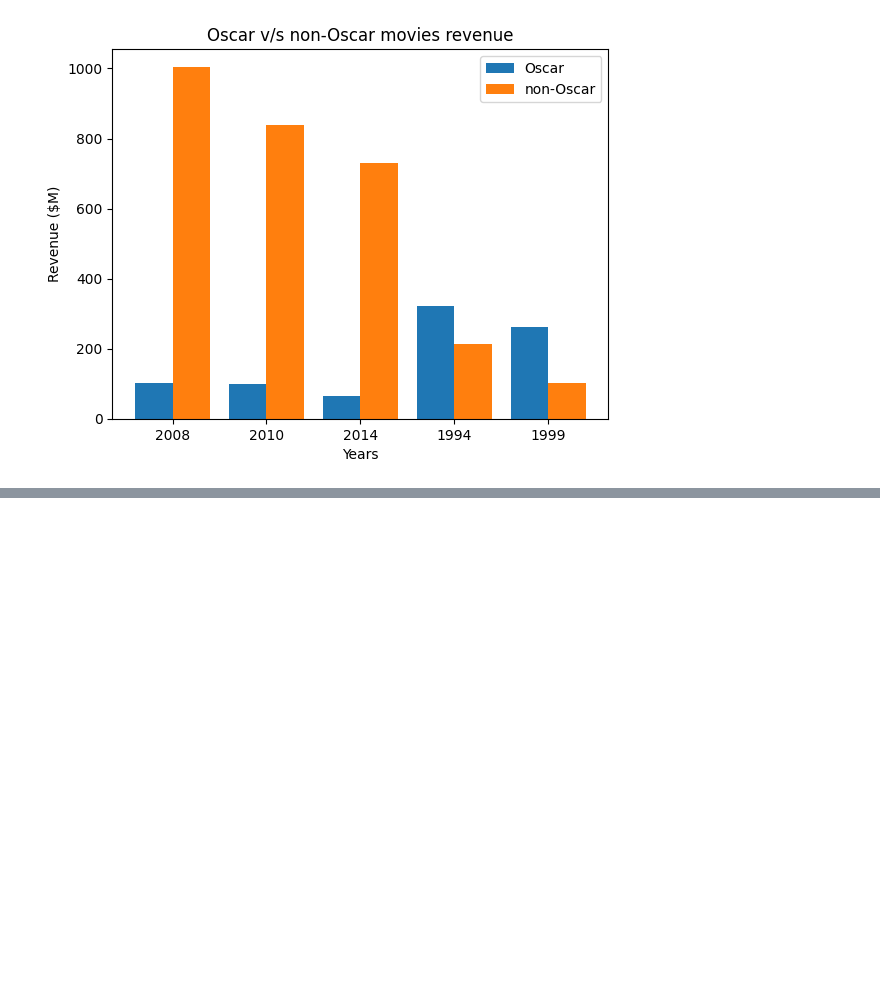
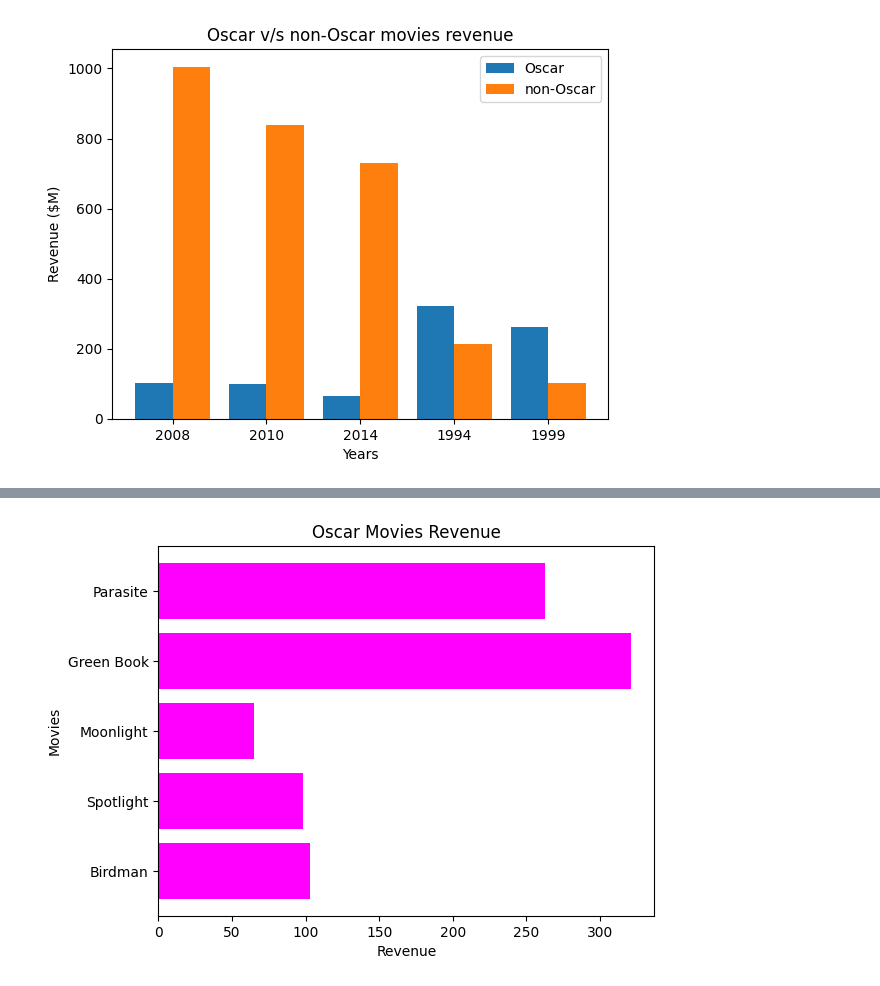
Before and after one commit to Shaik-Khaja-byte/AI-ML-Journey, a Jupyter notebook: Data Visualisation/part1.ipynb, the cells around one changed output, grey strips where cells are left out. Drawn from its saved outputs; the diff is of its cells as text; code cells hidden in the pictures; blank space fills up the shorter version.

Commit message:
Added: horizontal bar chart and scatter plots

```diff
--- a/Data Visualisation/part1.ipynb
+++ b/Data Visualisation/part1.ipynb
@@ -332,0 +320,20 @@ plt.show()
+# %%
+oscar_movies = [
+    "Birdman",
+    "Spotlight",
+    "Moonlight",
+    "Green Book",
+    "Parasite"
+]
+
+oscar_revenue = [103, 98, 65, 321, 263]
+
+plt.barh(oscar_movies, oscar_revenue, color="magenta")
+
+plt.title("Oscar Movies Revenue")
+plt.xlabel("Revenue")
+plt.ylabel("Movies")
+
+plt.show()
+# %% [output]
+[figure, added]
```
Also changed, not shown: parts of 17 cells of this notebook.
